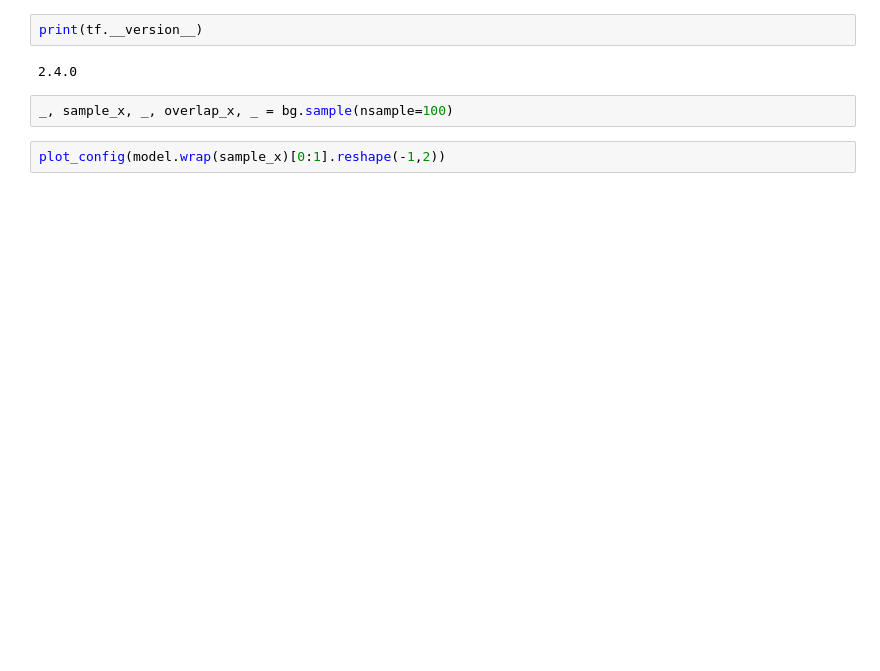
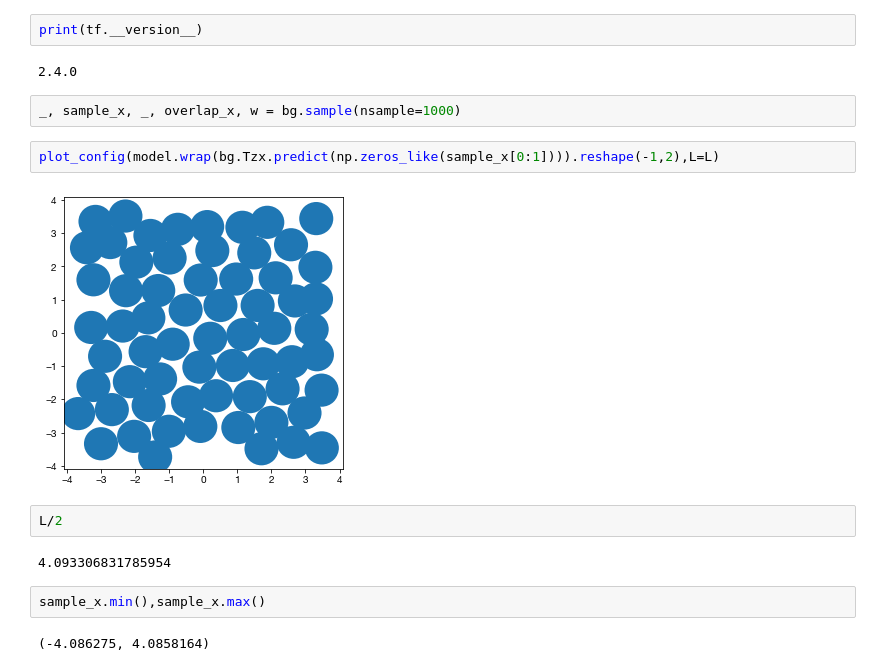
Before and after one commit to jglaser/hoomd_boltzmann, a Jupyter notebook: hoomd_boltzmann.ipynb, the cells around one changed output. Drawn from its saved outputs; the diff is of its cells as text; blank space fills up the shorter version.

```diff
--- a/hoomd_boltzmann.ipynb
+++ b/hoomd_boltzmann.ipynb
@@ -505,6 +577,16 @@ print(tf.__version__)
 # %% [output]
 2.4.0
 # %%
-_, sample_x, _, overlap_x, _ = bg.sample(nsample=100)
+_, sample_x, _, overlap_x, w = bg.sample(nsample=1000)
 # %%
-plot_config(model.wrap(sample_x)[0:1].reshape(-1,2))
+plot_config(model.wrap(bg.Tzx.predict(np.zeros_like(sample_x[0:1]))).reshape(-1,2),L=L)
+# %% [output]
+[figure, added]
+# %%
+L/2
+# %% [output]
+4.093306831785954
+# %%
+sample_x.min(),sample_x.max()
+# %% [output]
+(-4.086275, 4.0858164)
```
Also changed, not shown: parts of 30 cells of this notebook.
